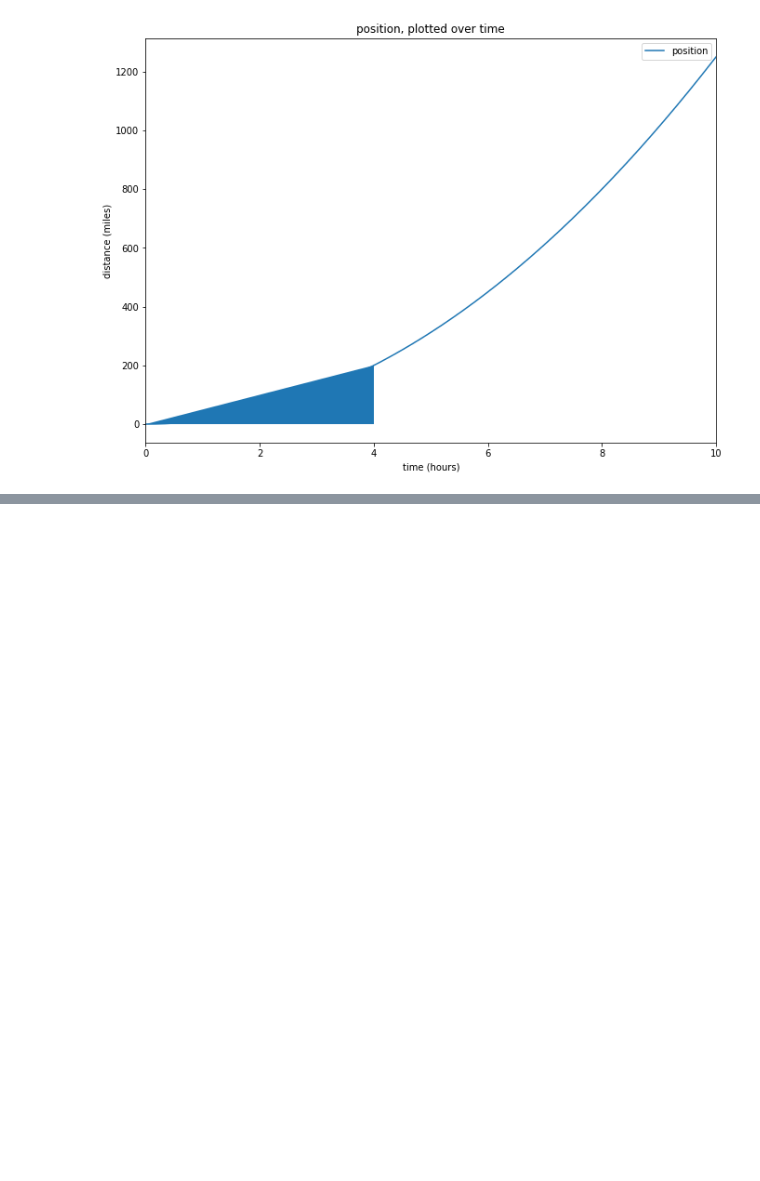
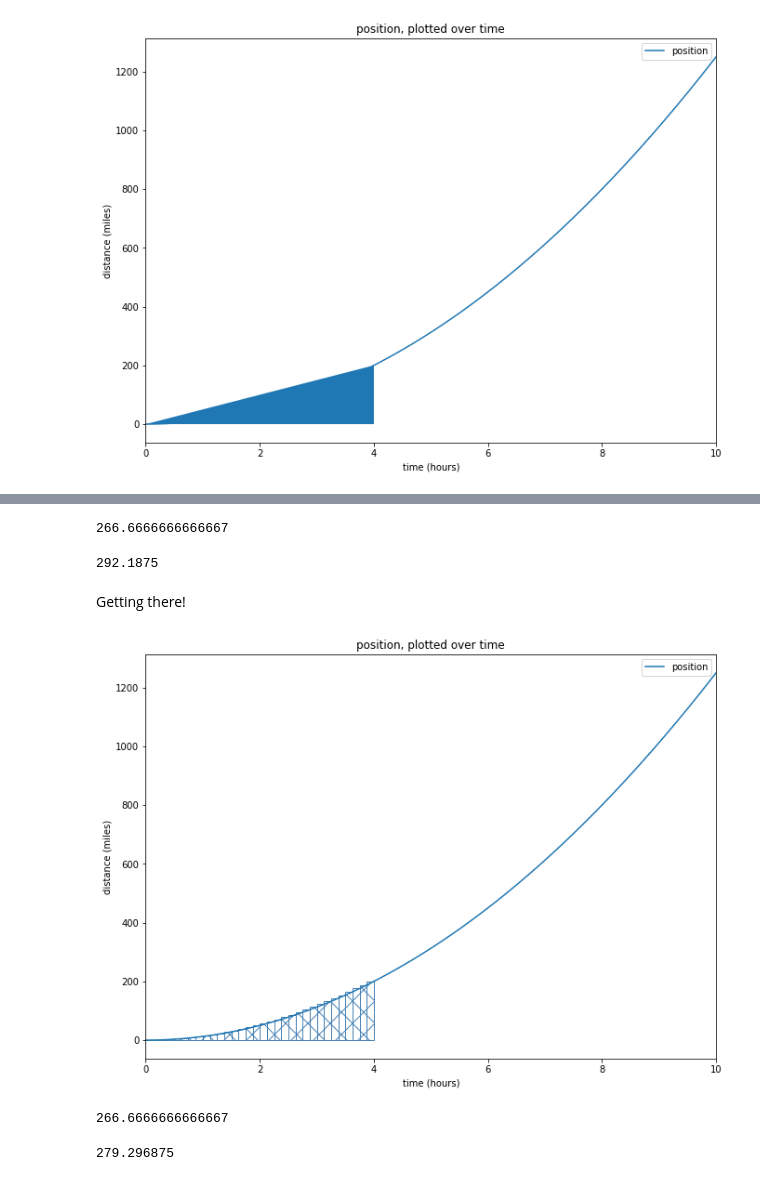
Before and after one commit to contently/math_class, a Jupyter notebook: calculus_integrals.ipynb, the cells around one changed output, grey strips where cells are left out. Cells and saved outputs as stored; diff of their text form; code cells hidden in the pictures; blank space fills up the shorter version.

```diff
--- a/calculus_integrals.ipynb
+++ b/calculus_integrals.ipynb
@@ -128,0 +195,30 @@ for i in np.linspace(0, 4, num=4):
+# %%
+P(4)
+# %% [output]
+266.6666666666667
+# %%
+sum([p((i + 1)/4) * (1 / 4) for i in range(16)])
+# %% [output]
+292.1875
+# %% [markdown]
+Getting there!
+# %%
+ax = positions.plot(figsize=(11, 8))
+xlab = ax.set_xlabel("time (hours)")
+ylab = ax.set_ylabel("distance (miles)")
+title = ax.title.set_text("position, plotted over time")
+
+for i in range(32):
+    vline = ax.fill_between((i / 8, (i + 1)/8), (p(i / 8), p((i + 1)/8)),
+                            step="pre",
+                            hatch="x", edgecolor="steelblue", facecolor="white")
+# %% [output]
+[figure, added]
+# %%
+P(4)
+# %% [output]
+266.6666666666667
+# %%
+sum([p((i + 1)/8) * (1 / 8) for i in range(32)])
+# %% [output]
+279.296875
```
Also changed, not shown: parts of 44 cells of this notebook.
